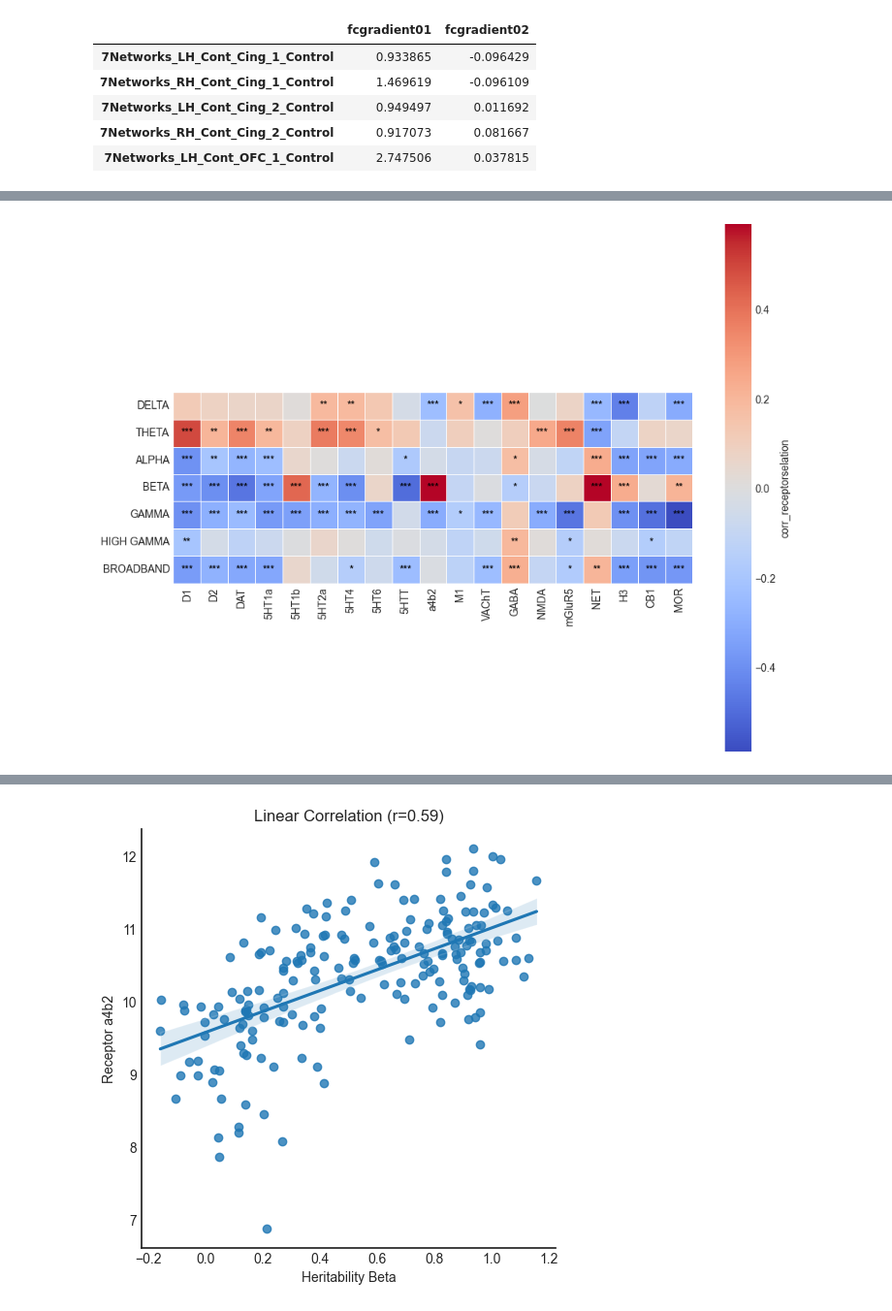
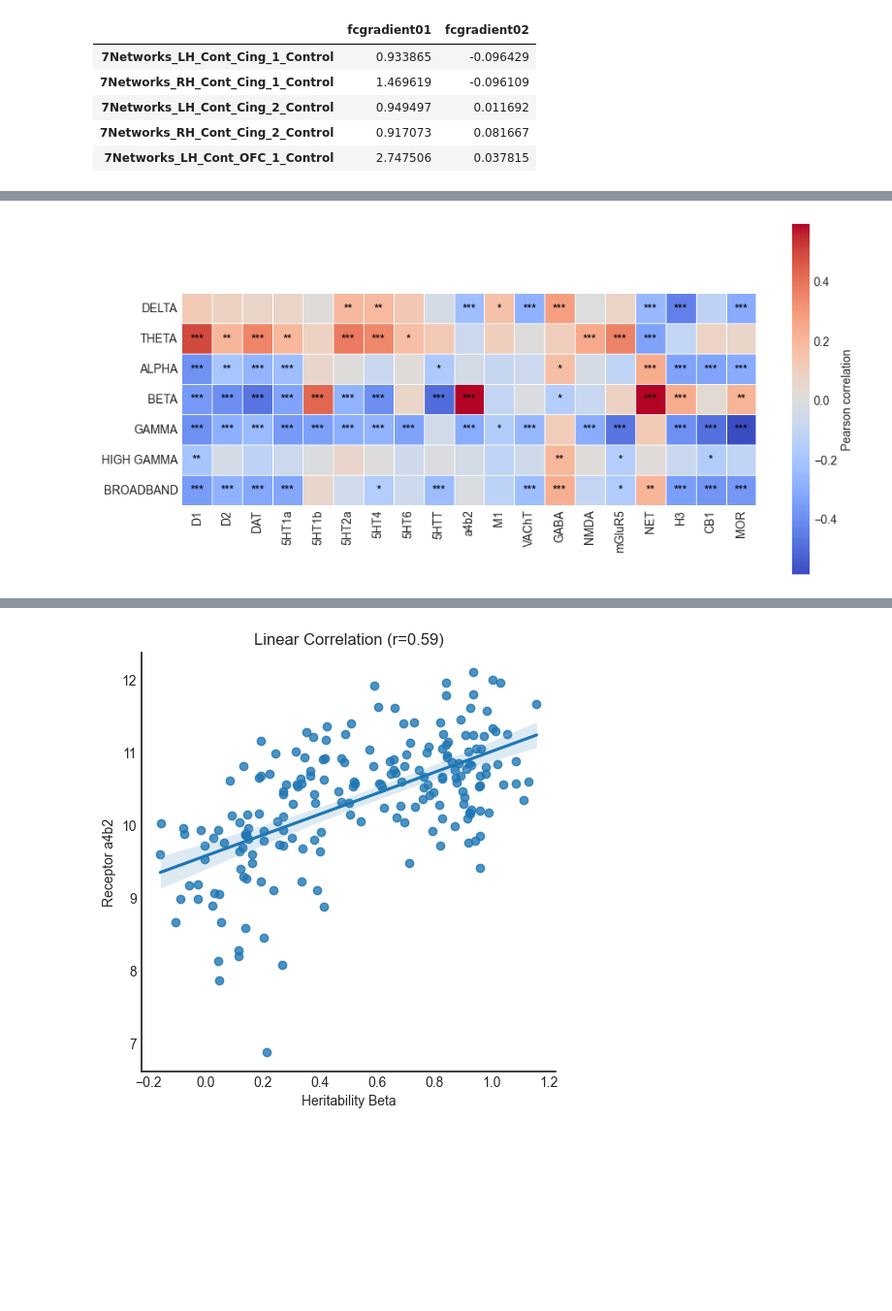
Before and after one commit to Epideixx/Fingerprints_Twins, a Jupyter notebook: neurochemicals_and_heritability_schaefer.ipynb, the cells around one changed output, grey strips where cells are left out. Shown: that part at 97% size. Saved outputs shown, nothing was run; the diff lists cells and outputs as text; code cells hidden in the pictures; blank space fills up the shorter version.

```diff
--- a/neurochemicals_and_heritability_schaefer.ipynb
+++ b/neurochemicals_and_heritability_schaefer.ipynb
@@ -122,32 +122,32 @@ heritability_per_band.iloc[20:30]
 # %%
 #Correlation between neurochemicals and heritability
 
 corr_receptors = np.empty(shape=(heritability_per_band.shape[1], receptors_df.shape[1]))
 p_values = corr_receptors.copy()
 for i, freq in enumerate(heritability_per_band.columns):
     for j, ROI in enumerate(receptors_df.columns):
         corr_receptors[i, j], p_values[i, j] = pearsonr(heritability_per_band[freq], receptors_df[ROI])
 
 corr_receptors = pd.DataFrame(corr_receptors, index=heritability_per_band.columns, columns=receptors_df.columns)
 
 f, ax = plt.subplots(figsize=(11, 9))
 cmap = sns.color_palette("coolwarm", as_cmap=True)
 sns.heatmap(corr_receptors, cmap=cmap,
-    square=True, linewidths=.7, cbar_kws={"shrink": 1.0, "label": "corr_receptorselation"})
+    square=True, linewidths=.7, cbar_kws={"shrink": 0.6, "label": "Pearson correlation"})
 
 # Add the p-values to the heatmap
 for i in range(corr_receptors.shape[0]):
     for j in range(corr_receptors.shape[1]):
         if p_values[i, j] <0.001 :
             ax.text(j + 0.5, i + 0.5, f"***",
                 ha='center', va='center', color='black', fontsize=10)
         elif p_values[i, j] <0.01 :
             ax.text(j + 0.5, i + 0.5, f"**",
                 ha='center', va='center', color='black', fontsize=10)
         elif p_values[i, j] <0.05 :
             ax.text(j + 0.5, i + 0.5, f"*",
                 ha='center', va='center', color='black', fontsize=10)
 
 plt.savefig("Results_Log_Schaefer/Figures/Heatmap_Receptors_Freqband_Corr_Schaefer.pdf")
 # %% [output]
-[figure, old version]
+[figure, new version]
```
Also changed, not shown: parts of 8 cells of this notebook.
